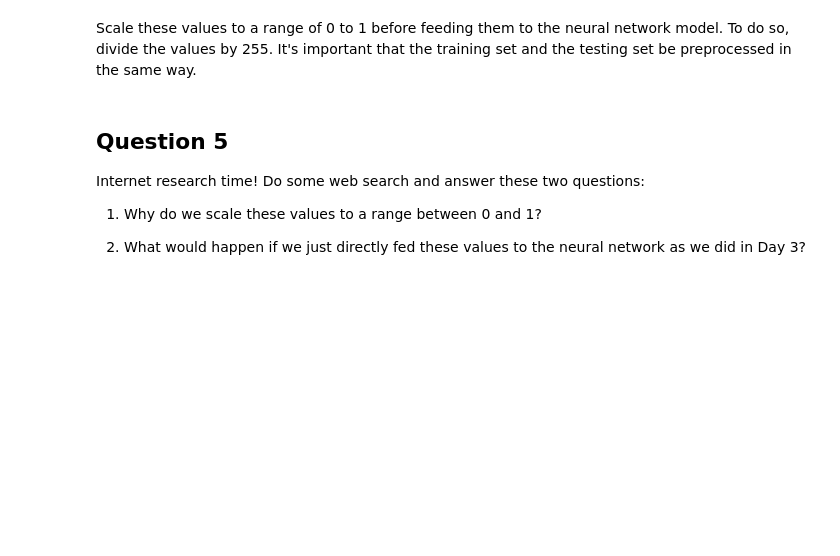
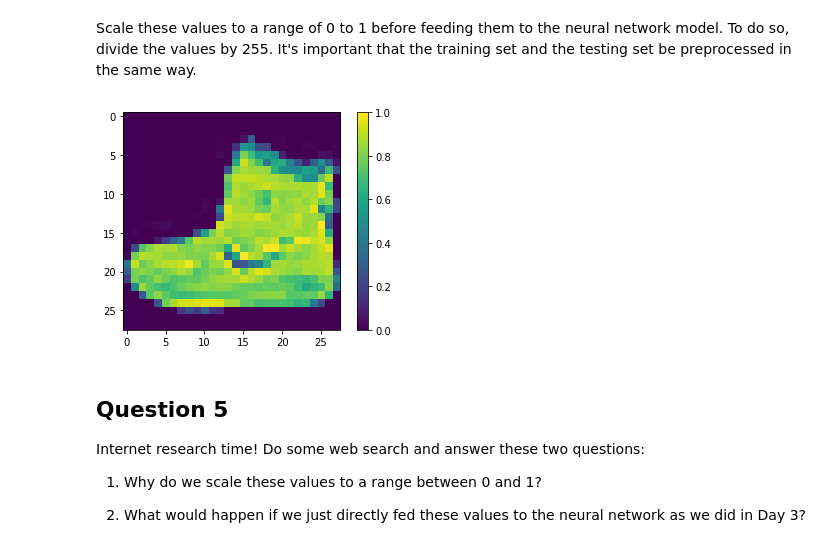
Before and after one commit to SohailaDiab/spring_2023_vail-SohailaDiab, a Jupyter notebook: Day_02/Deep_Learning_And_TensorFlow_SV.ipynb, the cells around one changed output. Saved outputs shown, nothing was run; the diff lists cells and outputs as text; code cells hidden in the pictures; blank space fills up the shorter version.

```diff
--- a/Day_02/Deep_Learning_And_TensorFlow_SV.ipynb
+++ b/Day_02/Deep_Learning_And_TensorFlow_SV.ipynb
@@ -503,6 +540,14 @@ Scale these values to a range of 0 to 1 before feeding them to the neural networ
 train_images = train_images / 255.0
 
 test_images = test_images / 255.0
+# %%
+plt.figure()
+plt.imshow(train_images[0])
+plt.colorbar()
+plt.grid(False)
+plt.show()
+# %% [output]
+[figure, added]
 # %% [markdown]
 ## Question 5
 
```
Also changed, not shown: parts of 25 cells of this notebook.
